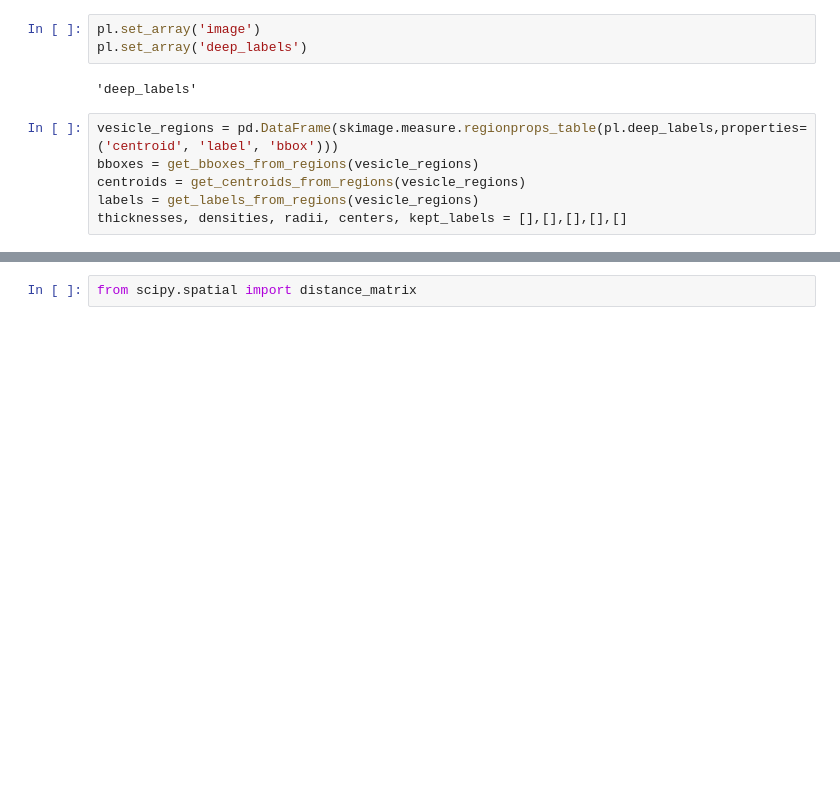
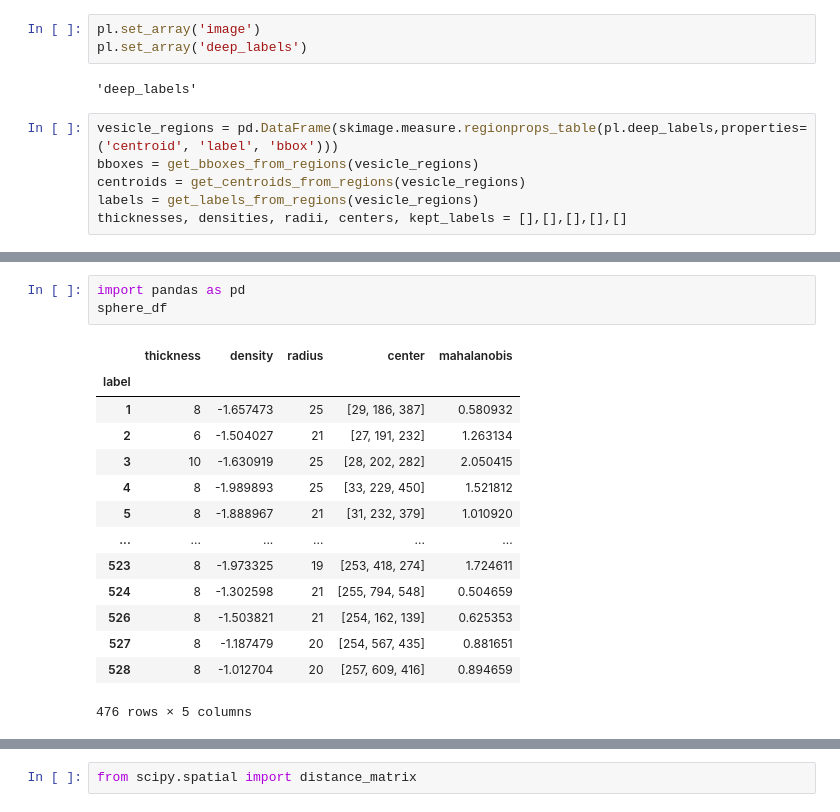
Before and after one commit to Zuber-group/CryoVesNet, a Jupyter notebook: notebooks/radial_profile_plot.ipynb, the cells around one changed output, grey strips where cells are left out. Drawn from its saved outputs; the diff is of its cells as text; blank space fills up the shorter version.

```diff
--- a/notebooks/radial_profile_plot.ipynb
+++ b/notebooks/radial_profile_plot.ipynb
@@ -51,0 +69,18 @@ distances = np.linalg.norm(shifts, axis=1)
+# %%
+import pandas as pd
+sphere_df
+# %% [output]
+|  | thickness | density | radius | center | mahalanobis |
+| label |  |  |  |  |  |
+| 1 | 8 | -1.657473 | 25 | [29, 186, 387] | 0.580932 |
+| 2 | 6 | -1.504027 | 21 | [27, 191, 232] | 1.263134 |
+| 3 | 10 | -1.630919 | 25 | [28, 202, 282] | 2.050415 |
+| 4 | 8 | -1.989893 | 25 | [33, 229, 450] | 1.521812 |
+| 5 | 8 | -1.888967 | 21 | [31, 232, 379] | 1.010920 |
+| ... | ... | ... | ... | ... | ... |
+| 523 | 8 | -1.973325 | 19 | [253, 418, 274] | 1.724611 |
+| 524 | 8 | -1.302598 | 21 | [255, 794, 548] | 0.504659 |
+| 526 | 8 | -1.503821 | 21 | [254, 162, 139] | 0.625353 |
+| 527 | 8 | -1.187479 | 20 | [254, 567, 435] | 0.881651 |
+| 528 | 8 | -1.012704 | 20 | [257, 609, 416] | 0.894659 |
+476 rows × 5 columns
```
Also changed, not shown: parts of 14 cells of this notebook, 1 other file.
